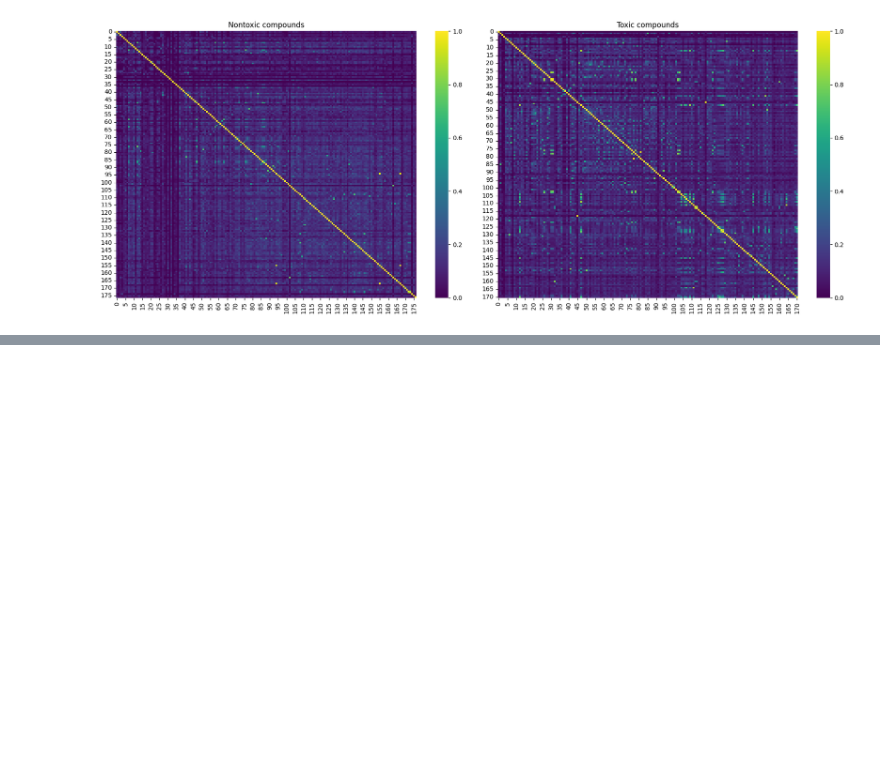
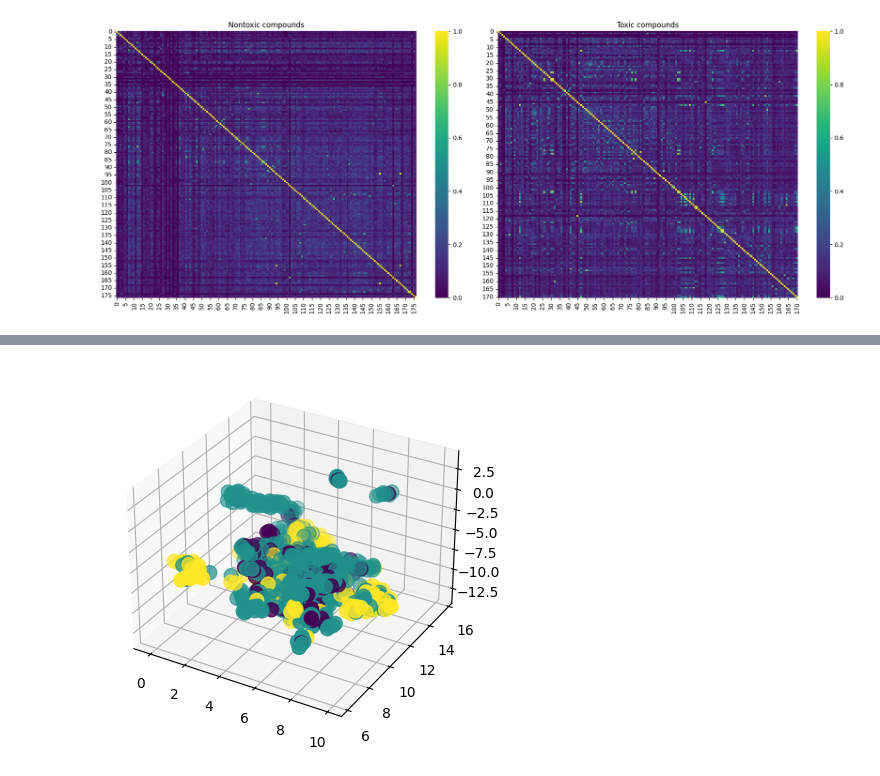
Before and after one commit to ella-satt/che1147-bees, a Jupyter notebook: notebooks/eda.ipynb, the cells around one changed output, grey strips where cells are left out. Cells and saved outputs as stored; diff of their text form; code cells hidden in the pictures; blank space fills up the shorter version.

```diff
--- a/notebooks/eda.ipynb
+++ b/notebooks/eda.ipynb
@@ -153,0 +254,15 @@ ModuleNotFoundError: No module named 'rdkit'
+# %%
+data = df[FEATURES]
+fit = umap.UMAP(
+        n_neighbors=10,
+        min_dist=0.7,
+        n_components=3,
+        metric='euclidean'
+    )
+u = fit.fit_transform(data);
+fig = plt.figure()
+ax = fig.add_subplot(111, projection='3d')
+ax.scatter(u[:, 0], u[:, 1], u[:, 2], c=df[TARGET], cmap='viridis', s=100)
+plt.title('', fontsize=18);
+# %% [output]
+[figure, added]
```
Also changed, not shown: parts of 13 cells of this notebook, 1 other file.
